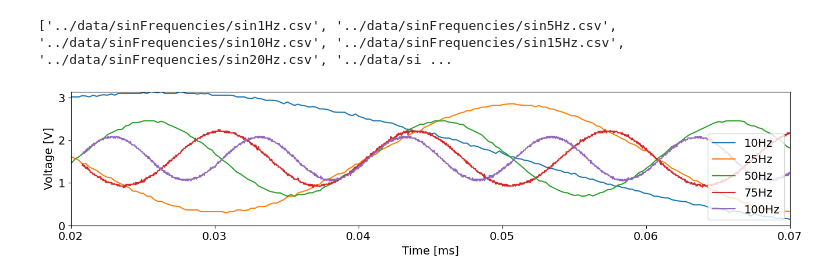
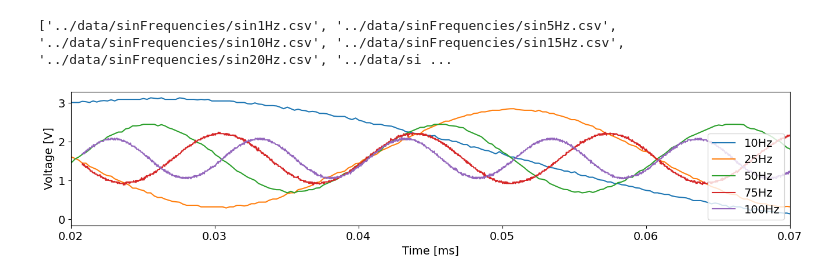
Before and after one commit to daraghhollman/UCD_4thYear_Labs, a Jupyter notebook: electronics/analysis/task2.ipynb, the cells around one changed output. Saved outputs shown, nothing was run; the diff lists cells and outputs as text; code cells hidden in the pictures.

```diff
--- a/electronics/analysis/task2.ipynb
+++ b/electronics/analysis/task2.ipynb
@@ -44,23 +44,23 @@ print(dataPaths)
 # %%
 fig, ax = plt.subplots(figsize=(16,3))
 
 # Extracting just the frequency from the file name
 labels = [path.split("/")[-1][3:-4] for path in dataPaths]
 
 for i, path in enumerate(dataPaths):
 
     # Choosing to plot only a select few
     if i in [0, 1, 3, 4, 9]:
         continue
 
     data = np.loadtxt(path, skiprows=2, delimiter=",")
 
     ax.plot(data[:,0], data[:,1], label=labels[i])
 
 ax.set_xlim(0.02, 0.07)
 ax.set_xlabel("Time [ms]")
 ax.set_ylabel("Voltage [V]")
 ax.legend(loc="lower right")
-ax.margins(0);
+ax.margins(x=0);
 # %% [output]
-[figure, old version]
+[figure, new version]
```
Also changed, not shown: parts of 1 cell of this notebook, 11 other files.
